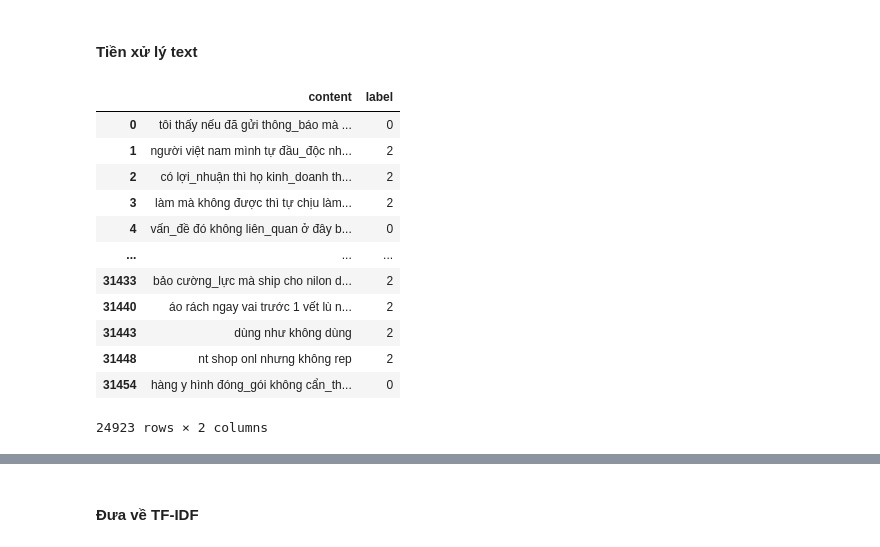
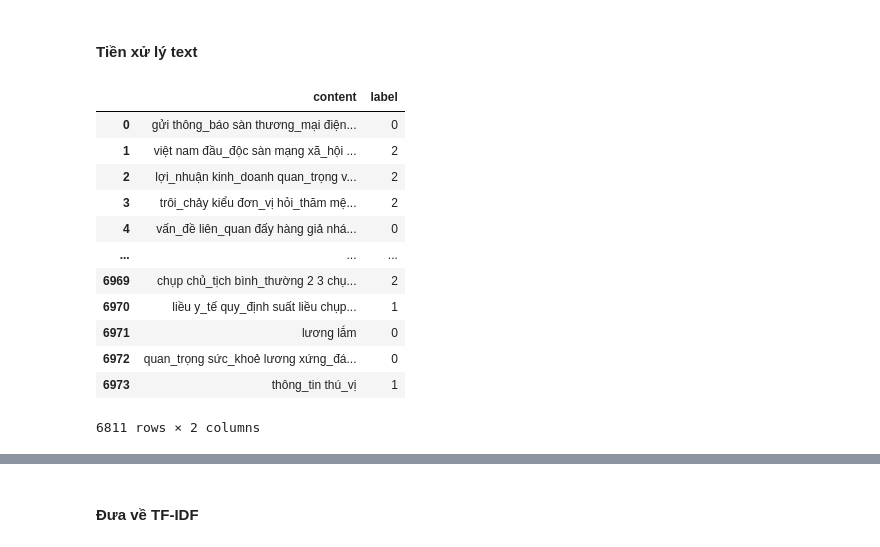
Before and after one commit to Naman14741/Sentiment-Analysis-for-Vietnamese-Comment-Data, a Jupyter notebook: RF-SVM.ipynb, the cells around one changed output, grey strips where cells are left out. Saved outputs shown, nothing was run; the diff lists cells and outputs as text; code cells hidden in the pictures.

```diff
--- a/RF-SVM.ipynb
+++ b/RF-SVM.ipynb
@@ -32,36 +27,25 @@ vnxpress
 # %% [markdown]
 #### Tiền xử lý text
 # %%
-shopee_label_1 = shopee[shopee['label'] == 1].iloc[:10000]
-shopee_other = shopee[shopee['label'] != 1]
-
-shopee = pd.concat([shopee_label_1, shopee_other], axis=0)
-
-shopee['content'] = shopee['content'].apply(lambda x: PreProcessing(x).norm() if isinstance(x, str) else '')
-shopee = shopee.dropna(subset=['content'])
-shopee = shopee[shopee['content'] != ''].drop_duplicates(subset=['content'])
-
 vnxpress['content'] = vnxpress['content'].apply(lambda x: PreProcessing(x).norm())
 vnxpress = vnxpress.dropna(subset=['content'])
 vnxpress = vnxpress[vnxpress['content'] != ''].drop_duplicates(subset=['content'])
-
-data = pd.concat([vnxpress, shopee], axis=0)
-
+data = vnxpress
 data
 # %% [output]
 |  | content | label |
-| 0 | tôi thấy nếu đã gửi thông_báo mà ... | 0 |
-| 1 | người việt nam mình tự đầu_độc nh... | 2 |
-| 2 | có lợi_nhuận thì họ kinh_doanh th... | 2 |
-| 3 | làm mà không được thì tự chịu làm... | 2 |
-| 4 | vấn_đề đó không liên_quan ở đây b... | 0 |
+| 0 | gửi thông_báo sàn thương_mại điện... | 0 |
+| 1 | việt nam đầu_độc sàn mạng xã_hội ... | 2 |
+| 2 | lợi_nhuận kinh_doanh quan_trọng v... | 2 |
+| 3 | trôi_chảy kiểu đơn_vị hỏi_thăm mệ... | 2 |
+| 4 | vấn_đề liên_quan đấy hàng giả nhá... | 0 |
 | ... | ... | ... |
-| 31433 | bảo cường_lực mà ship cho nilon d... | 2 |
-| 31440 | áo rách ngay vai trước 1 vết lù n... | 2 |
-| 31443 | dùng như không dùng | 2 |
-| 31448 | nt shop onl nhưng không rep | 2 |
-| 31454 | hàng y hình đóng_gói không cẩn_th... | 0 |
+| 6969 | chụp chủ_tịch bình_thường 2 3 chụ... | 2 |
+| 6970 | liều y_tế quy_định suất liều chụp... | 1 |
+| 6971 | lương lắm | 0 |
+| 6972 | quan_trọng sức_khoẻ lương xứng_đá... | 0 |
+| 6973 | thông_tin thú_vị | 1 |
-24923 rows × 2 columns
+6811 rows × 2 columns
 # %%
 import matplotlib.pyplot as plt
 
```
Also changed, not shown: parts of 5 cells of this notebook, 3 other files.
